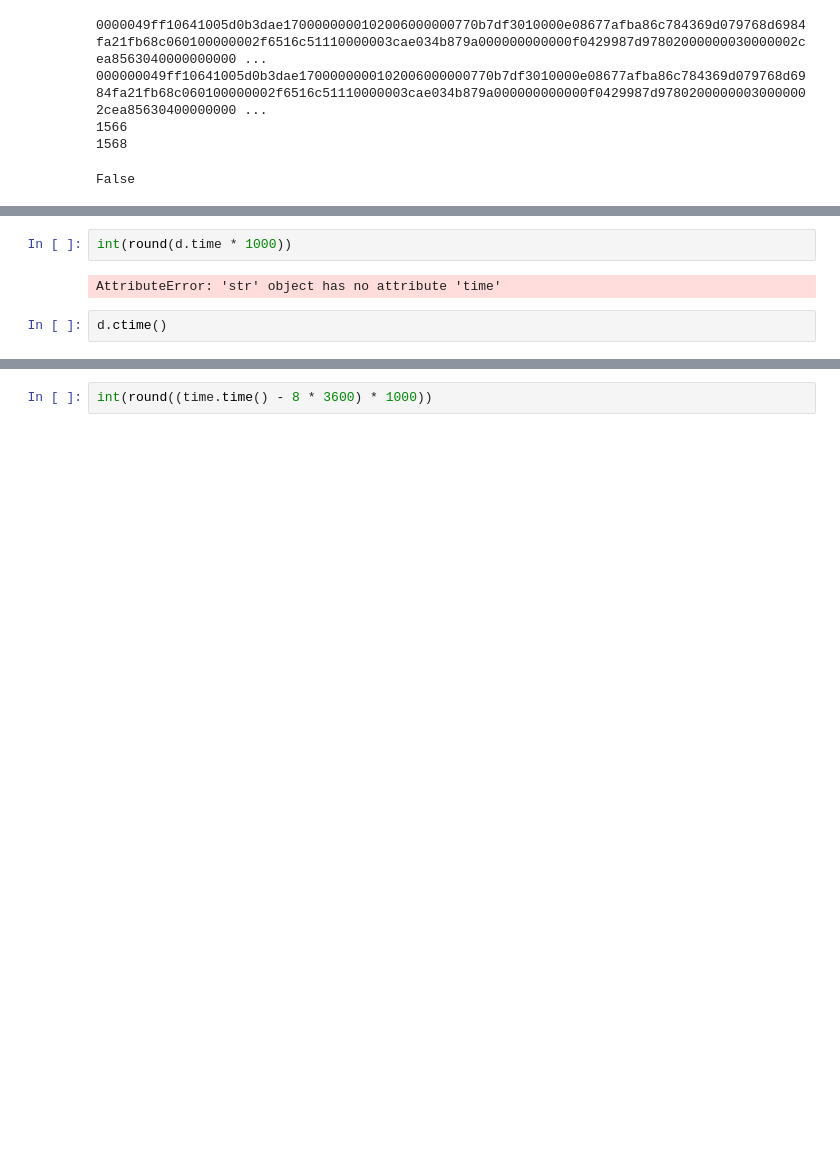
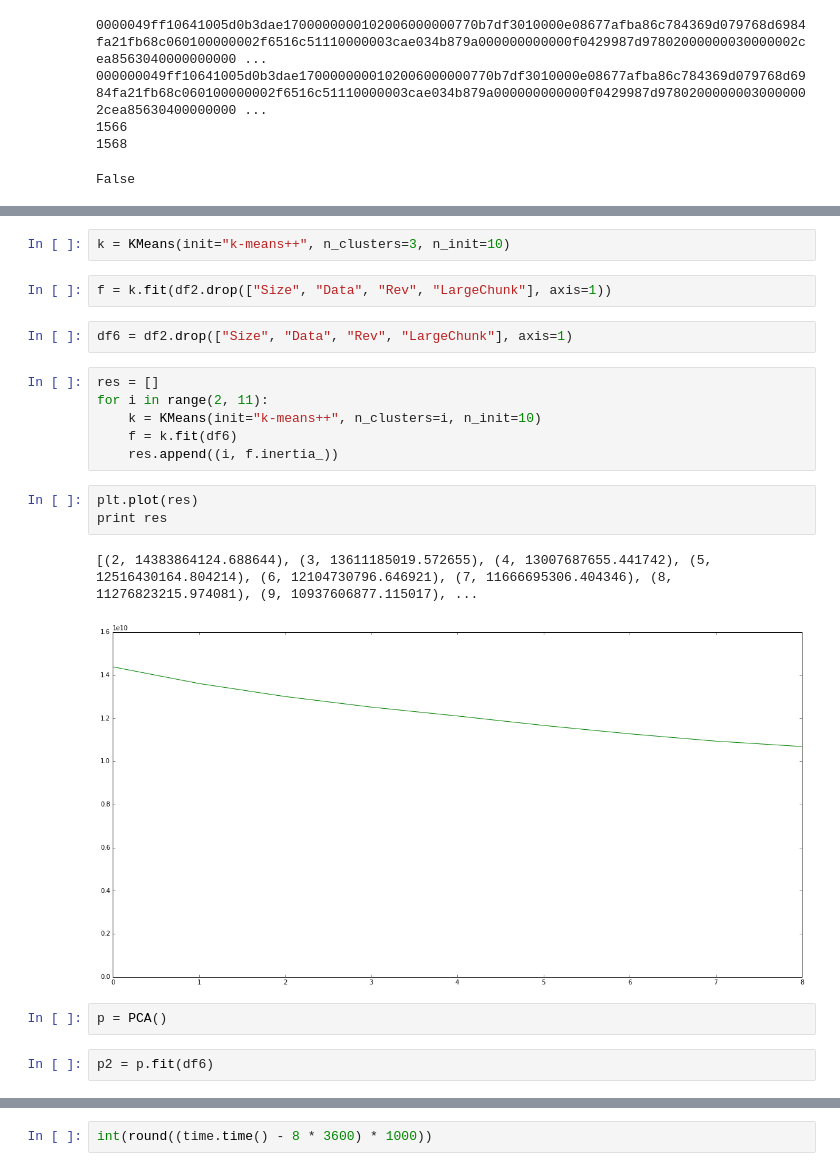
Before and after one commit to 3tilley/CroakLife, a Jupyter notebook: Untitled0.ipynb, the cells around one changed output, grey strips where cells are left out. Drawn from its saved outputs; the diff is of its cells as text; blank space fills up the shorter version.

```diff
--- a/Untitled0.ipynb
+++ b/Untitled0.ipynb
@@ -437,6 +275,22 @@ df2.drop(["Size", "Data", "Rev", "LargeChunk"] + range(13,20), axis=1)
-# %%
-int(round(d.time * 1000))
-# %% [output]
-AttributeError: 'str' object has no attribute 'time'
-# %%
-d.ctime()
+# %%
+k = KMeans(init="k-means++", n_clusters=3, n_init=10)
+# %%
+f = k.fit(df2.drop(["Size", "Data", "Rev", "LargeChunk"], axis=1))
+# %%
+df6 = df2.drop(["Size", "Data", "Rev", "LargeChunk"], axis=1)
+# %%
+res = []
+for i in range(2, 11):
+    k = KMeans(init="k-means++", n_clusters=i, n_init=10)
+    f = k.fit(df6)
+    res.append((i, f.inertia_))
+# %%
+plt.plot(res)
+print res
+# %% [output]
+[(2, 14383864124.688644), (3, 13611185019.572655), (4, 13007687655.441742), (5, 12516430164.804214), (6, 12104730796.646921), (7, 11666695306.404346), (8, 11276823215.974081), (9, 10937606877.115017), ...
+[figure, added]
+# %%
+p = PCA()
+# %%
+p2 = p.fit(df6)
```
Also changed, not shown: parts of 28 cells of this notebook.
